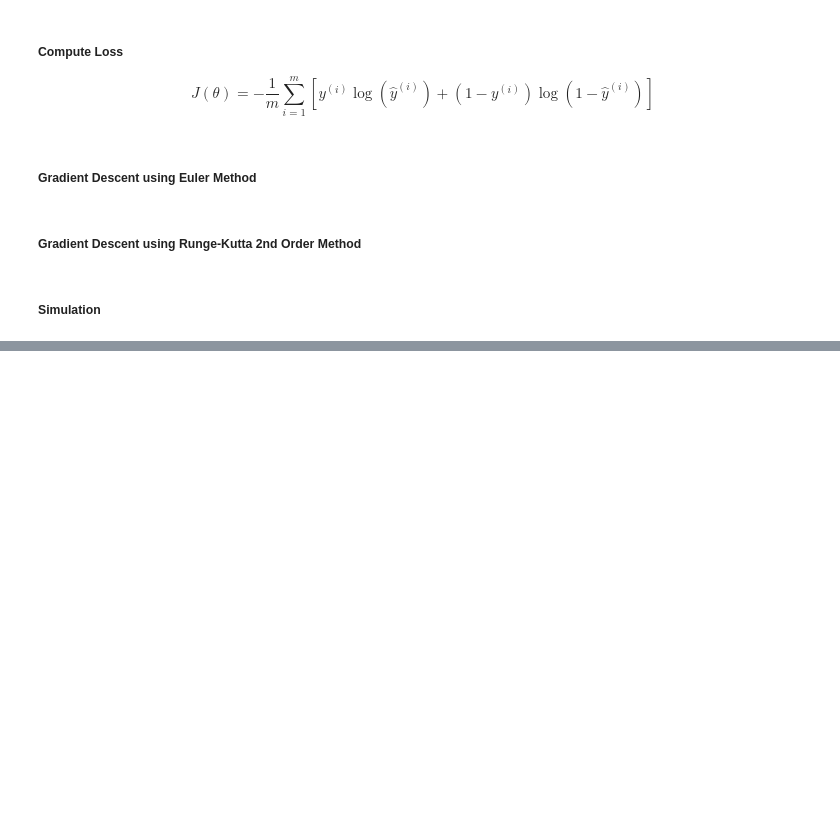
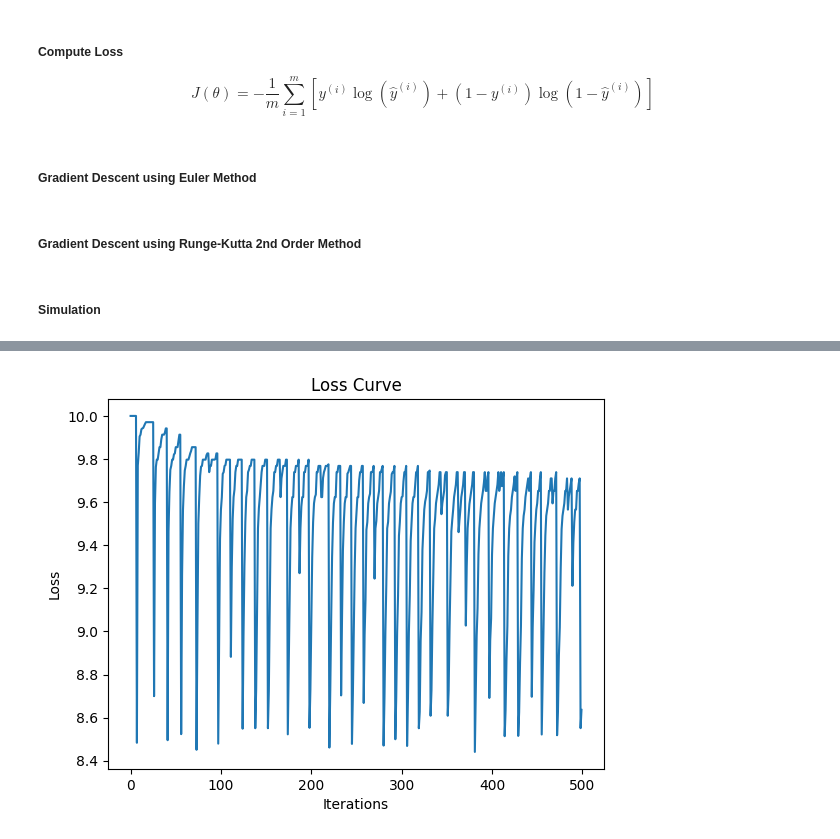
Before and after one commit to zeyadmohaymen/injury-dynamics-model, a Jupyter notebook: src/simulations.ipynb, the cells around one changed output, grey strips where cells are left out. Drawn from its saved outputs; the diff is of its cells as text; code cells hidden in the pictures; blank space fills up the shorter version.

```diff
--- a/src/simulations.ipynb
+++ b/src/simulations.ipynb
@@ -305,0 +198,88 @@ Accuracy (Runge-Kutta 2nd Order Method): 0.007194244604316547
+# %%
+
+
+def train_model(X_train, y_train, theta_initial, learning_rate, iterations, method='euler', early_stopping_rounds=100):
+    # Assume early_stopping_rounds is the number of rounds without improvement to stop
+    min_loss = np.inf
+    no_improvement_rounds = 0
+
+    # Initialize theta
+    theta = theta_initial
+
+    # Initialize history
+    history = []
+
+    # Train model
+    if method == 'euler':
+        theta, history = gradient_descent_euler_logistic(
+            X_train, y_train, theta, learning_rate, iterations)
+    elif method == 'runge_kutta_2':
+        theta, history = gradient_descent_runge_kutta_2_logistic(
+            X_train, y_train, theta, learning_rate, iterations)
+    else:
+        raise ValueError("Method not supported.")
+
+
+
+
+    # Return the final model parameters and history
+    return theta, history
+
+def hyperparameter_tuning(X_train, y_train, theta_initial, learning_rates, iterations_list, method= 'euler'):
+    min_loss = np.inf
+    best_params = {'learning_rate': 0, 'iterations': 0,
+                   'method': '', 'theta': [], 'history': []}
+
+    for learning_rate in learning_rates:
+        for iterations in iterations_list:
+
+            # Train model
+            theta, history = train_model(
+                X_train, y_train, theta_initial, learning_rate, iterations, method)
+
+            # Compute loss
+            current_loss = history[-1]
+
+            # Update best parameters
+            if current_loss < min_loss:
+                min_loss = current_loss
+                best_params['learning_rate'] = learning_rate
+                best_params['iterations'] = iterations
+                best_params['method'] = method
+                best_params['theta'] = theta
+                best_params['history'] = history
+
+            print("Learning rate: ", learning_rate , " Iterations: ", iterations, " Loss: ", current_loss)
+
+
+    return best_params
+
+
+def train_and_tune_model(X_train, y_train, theta_initial, learning_rates, iterations_list,method,  tune_hyperparams=True):
+    if tune_hyperparams:
+        best_dict =  hyperparameter_tuning(X_train, y_train, theta_initial, learning_rates, iterations_list, method)
+        theta = best_dict['theta']
+        history = best_dict['history']
+    else:
+        learning_rate = 1
+        iterations = 100000
+        theta, history = train_model(
+            X_train, y_train, theta_initial, learning_rate, iterations, method)
+    # draw loss curve for each learning rate and iterations
+    plt.plot(history)
+    plt.xlabel('Iterations')
+    plt.ylabel('Loss')
+    plt.title('Loss Curve')
+    plt.show()
+
+    return theta, history
+
+
+# Initial parameters
+theta_initial = np.zeros(X_train.shape[1])
+
+# Train and tune model
+results = train_and_tune_model(X_train, y_train, theta_initial, [
+                               0.01, 0.05, 0.1, 0.5, 1,5], [100, 200, 500, 1000, 2000,10000], 'runge_kutta_2', tune_hyperparams=True)
+print("Training and tuning completed. Results:", results)
+# %% [output]
@@ -305,0 +303 @@ Accuracy (Runge-Kutta 2nd Order Method): 0.007194244604316547
+[figure, added]
```
Also changed, not shown: parts of 9 cells of this notebook, 7 other files.
